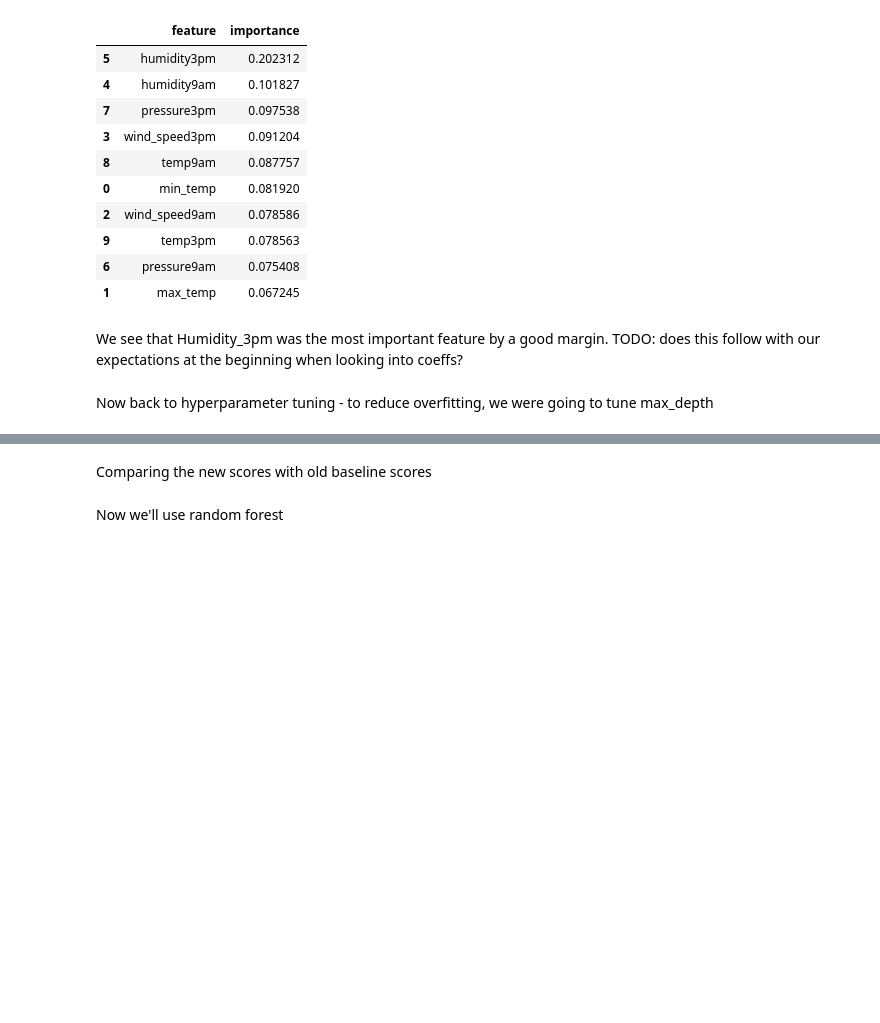
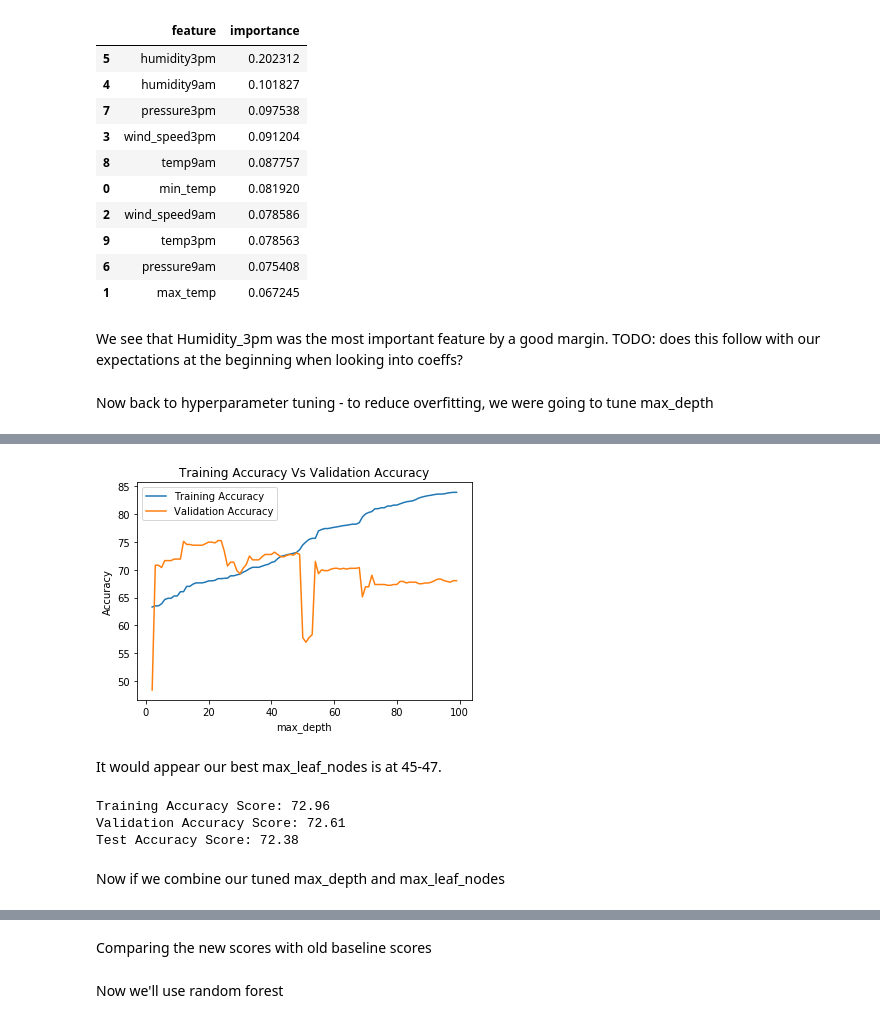
Before and after one commit to ancheypeng/cs4701, a Jupyter notebook: random_forest.ipynb, the cells around one changed output, grey strips where cells are left out. Cells and saved outputs as stored; diff of their text form; code cells hidden in the pictures; blank space fills up the shorter version.

```diff
--- a/random_forest.ipynb
+++ b/random_forest.ipynb
@@ -362,0 +464,48 @@ Now we'll try tuning the max_leaf_nodes
+# %%
+validation_accuracies = []
+train_accuracies = []
+max_depths = []
+
+for i in range(2, 100):
+  max_depths.append(i)
+  model = DecisionTreeClassifier(max_leaf_nodes=i, random_state=42)
+  model.fit(x_train, y_train)
+
+  train_score = model.score(x_train,y_train)*100
+  train_accuracies.append(train_score)
+
+  validation_score = model.score(x_val,y_val)*100
+  validation_accuracies.append(validation_score)
+
+
+
+# print('Scores for max_leaf_nodes {}'.format(i))
+# print('Training Accuracy Score: {:.2f}'.format(train_score))
+# print('Validation Accuracy Score: {:.2f}'.format(validation_score))
+# print('Max Accuracy Score: {:.2f}'.format(model.score(x_test,y_test)*100))
+# print()
+# %%
+#Graph training vs validation accuracy
+plt.plot(max_depths, train_accuracies)
+plt.plot(max_depths, validation_accuracies)
+plt.title('Training Accuracy Vs Validation Accuracy')
+plt.xlabel('max_depth')
+plt.ylabel('Accuracy')
+plt.legend(['Training Accuracy', 'Validation Accuracy'])
+plt.show()
+# %% [output]
+[figure, added]
+# %% [markdown]
+It would appear our best max_leaf_nodes is at 45-47.
+# %%
+model = DecisionTreeClassifier(max_leaf_nodes=47, random_state=42)
+model.fit(x_train, y_train)
+print('Training Accuracy Score: {:.2f}'.format(model.score(x_train,y_train)*100))
+print('Validation Accuracy Score: {:.2f}'.format(model.score(x_val,y_val)*100))
+print('Test Accuracy Score: {:.2f}'.format(model.score(x_test,y_test)*100))
+# %% [output]
+Training Accuracy Score: 72.96
+Validation Accuracy Score: 72.61
+Test Accuracy Score: 72.38
+# %% [markdown]
+Now if we combine our tuned max_depth and max_leaf_nodes
```
Also changed, not shown: parts of 26 cells of this notebook.
